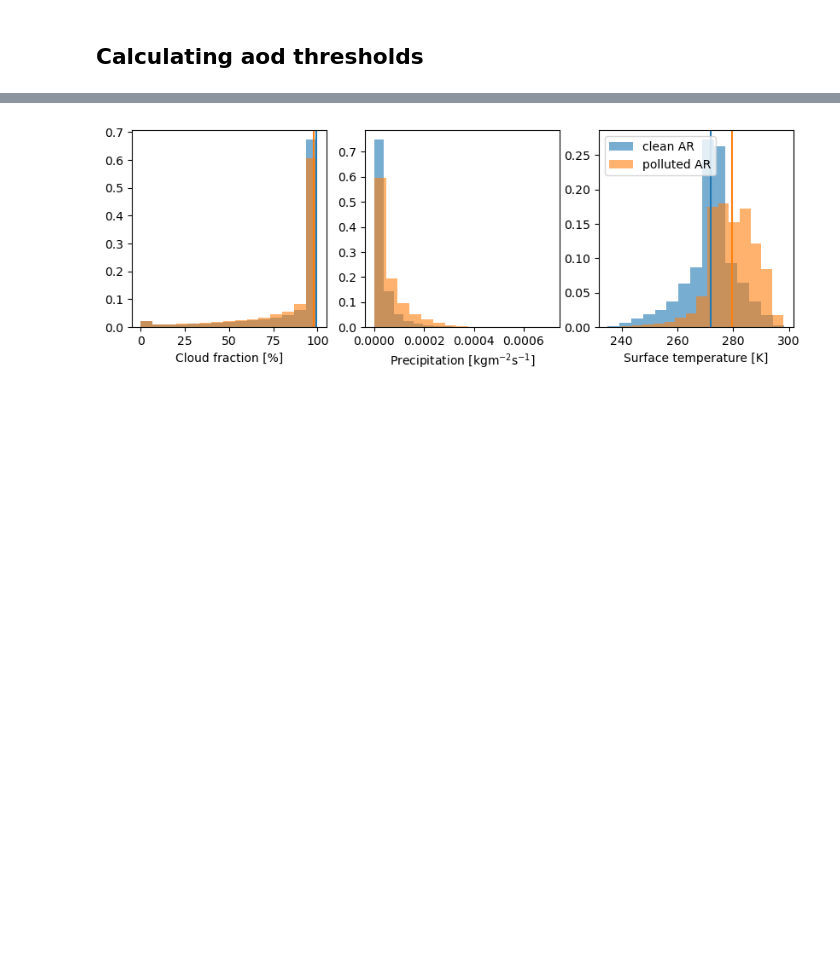
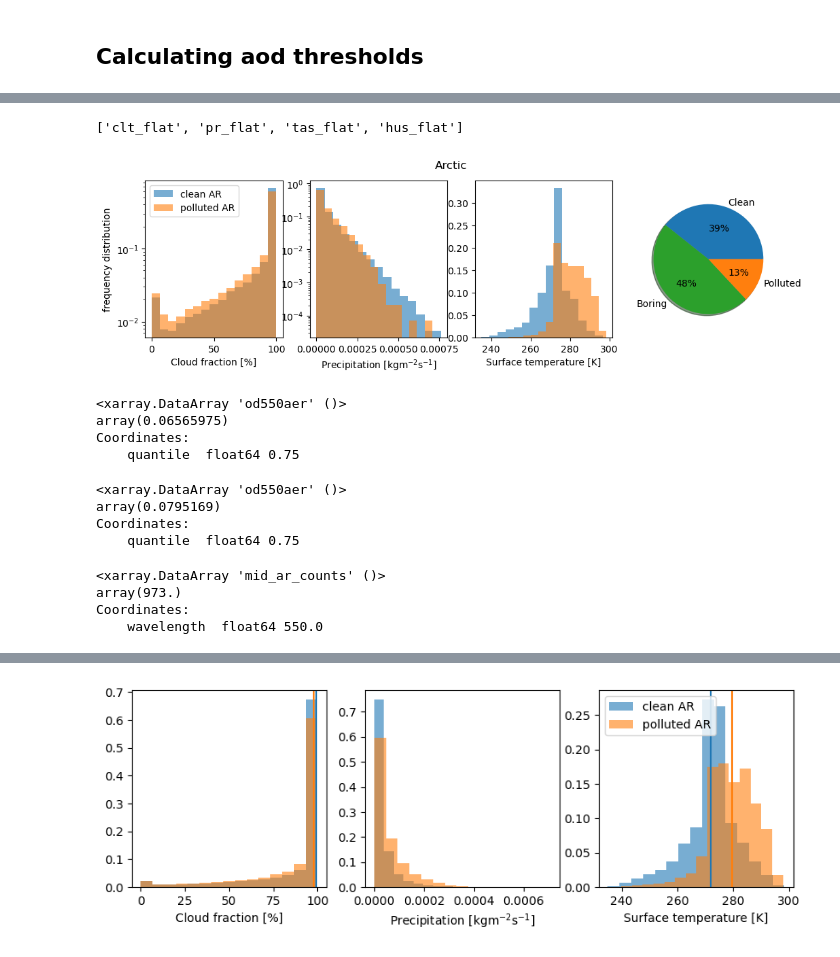
Before and after one commit to eScience-course/Tjaernoe2022-group5, a Jupyter notebook: notebooks/Julia/aod_investigate.ipynb, the cells around one changed output, grey strips where cells are left out. Drawn from its saved outputs; the diff is of its cells as text; code cells hidden in the pictures; blank space fills up the shorter version.

```diff
--- a/notebooks/Julia/aod_investigate.ipynb
+++ b/notebooks/Julia/aod_investigate.ipynb
@@ -119,8 +168,10 @@ aod_lim['arc_50th'] = aod_hist.sel(lat = slice(60,90)).od550aer.quantile(0.25,sk
 aod_lim['arc_mean'] = aod_hist.sel(lat = slice(60,90)).od550aer.mean(skipna=True)
 aod_lim['arc_median'] = aod_hist.sel(lat = slice(60,90)).od550aer.median(skipna=True)
 aod_lim['midlat_mean'] = aod_hist.sel(lat = slice(0,60)).od550aer.mean(skipna=True)
-aod_lim['midlat_75th'] = aod_hist.sel(lat = slice(0,60)).od550aer.quantile(0.75,skipna=True)
-aod_lim['midlat_25th'] = aod_hist.sel(lat = slice(0,60)).od550aer.quantile(0.25,skipna=True)
+aod_lim['midlat_75th'] = aod_hist.sel(lat = slice(30,60)).od550aer.quantile(0.75,skipna=True)
+aod_lim['midlat_25th'] = aod_hist.sel(lat = slice(30,60)).od550aer.quantile(0.25,skipna=True)
+aod_lim['midlowlat_75th'] = aod_hist.sel(lat = slice(-60,-30)).od550aer.quantile(0.75,skipna=True)
+aod_lim['midlowlat_25th'] = aod_hist.sel(lat = slice(-60,-30)).od550aer.quantile(0.25,skipna=True)
 aod_lim['midlat_90th'] = aod_hist.sel(lat = slice(0,60)).od550aer.quantile(0.9,skipna=True)
 # %%
-aod_ar_ds = sort_ar_by_aod(aod_hist, ar_hist, aod_lim['midlat_75th'], aod_lim['midlat_25th'])
+aod_ar_ds = sort_ar_by_aod(aod_hist.sel(lat=slice(60,90)), ar_hist.sel(lat=slice(60,90)), aod_lim['midlat_75th'], aod_lim['midlat_25th'])
@@ -130,8 +178,40 @@ hist_clean_ar = hist_vars.sel(lat=slice(60,90)).where(aod_ar_ds.clean_ar_aod.not
 # %%
 plotting_vars = {}
-vars = ['clt','pr','tas']
+flat_vars = ['clt','pr','tas','hus']
 levs = ['clean','mid','poll']
-for var in vars:
-    for lev in levs:
-        var = {}
-         var[lev]= hist_clean_ar[var].values.flatten()[~np.isnan(hist_clean_ar[var].values.flatten())]
+#for var in vars:
+for lev in levs:
+    lev_dict = {}
+    lev_dict['ar_masked'] = hist_vars.sel(lat=slice(60,90)).where(aod_ar_ds[f'{lev}_ar_aod'].notnull() )
+    for var in flat_vars:
+        lev_dict[f'{var}_flat']= lev_dict['ar_masked'][var].values.flatten()[~np.isnan(lev_dict['ar_masked'][var].values.flatten())]
+    plotting_vars[lev]=lev_dict
+# %%
+list(plotting_vars['clean'].keys())[1:]
+# %% [output]
+['clt_flat', 'pr_flat', 'tas_flat', 'hus_flat']
+# %%
+fig, axs = plt.subplots(1,len(list(plotting_vars['clean'].keys())[1:-1])+1, dpi=100, figsize=(12,3))
+
+for i, var in enumerate(list(plotting_vars['clean'].keys())[1:-1]):
+    axs[i].hist(plotting_vars['clean'][var], alpha = 0.6,bins=15, label='clean AR', weights=np.zeros_like(plotting_vars['clean'][var]) + 1. / plotting_vars['clean'][var].size)
+    axs[i].hist(plotting_vars['poll'][var], alpha = 0.6,bins=15, label='polluted AR', weights=np.zeros_like(plotting_vars['poll'][var]) + 1. / plotting_vars['poll'][var].size)
+
+sum = aod_ar_ds.sum(dim='time')
+
+axs[3].pie([sum[count] for count in ['clean_ar_counts','mid_ar_counts','poll_ar_counts']]
+           ,labels = ['Clean','Boring','Polluted'], colors = ['tab:blue', 'tab:green','tab:orange'], autopct='%1.f%%',shadow=True)
+
+axs[0].set_xlabel('Cloud fraction [%]')
+axs[0].set_ylabel('frequency distribution')
+axs[1].set_xlabel('Precipitation [kgm$^{-2}$s$^{-1}$]')
+axs[2].set_xlabel('Surface temperature [K]')
+axs[2].set_xlabel('Surface temperature [K]')
+
+axs[0].set_yscale('log')
+axs[1].set_yscale('log')
+fig.suptitle('Arctic')
+axs[0].legend()
+plt.show()
+# %% [output]
+[figure, added]
@@ -137,0 +231,21 @@ for var in vars:
+# %%
+aod_lim['midlat_75th']
+# %% [output]
+<xarray.DataArray 'od550aer' ()>
+array(0.06565975)
+Coordinates:
+    quantile  float64 0.75
+# %%
+aod_lim['midlowlat_75th']
+# %% [output]
+<xarray.DataArray 'od550aer' ()>
+array(0.0795169)
+Coordinates:
+    quantile  float64 0.75
+# %%
+ant_aod_ar_ds.mid_ar_counts.sum()
+# %% [output]
+<xarray.DataArray 'mid_ar_counts' ()>
+array(973.)
+Coordinates:
+    wavelength  float64 550.0
```
Also changed, not shown: parts of 14 cells of this notebook, 2 other files.
